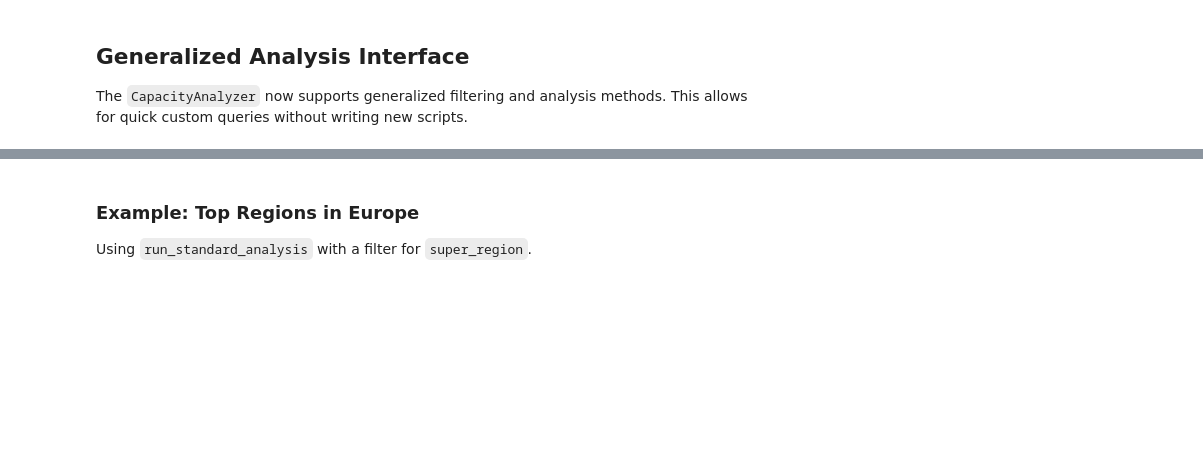
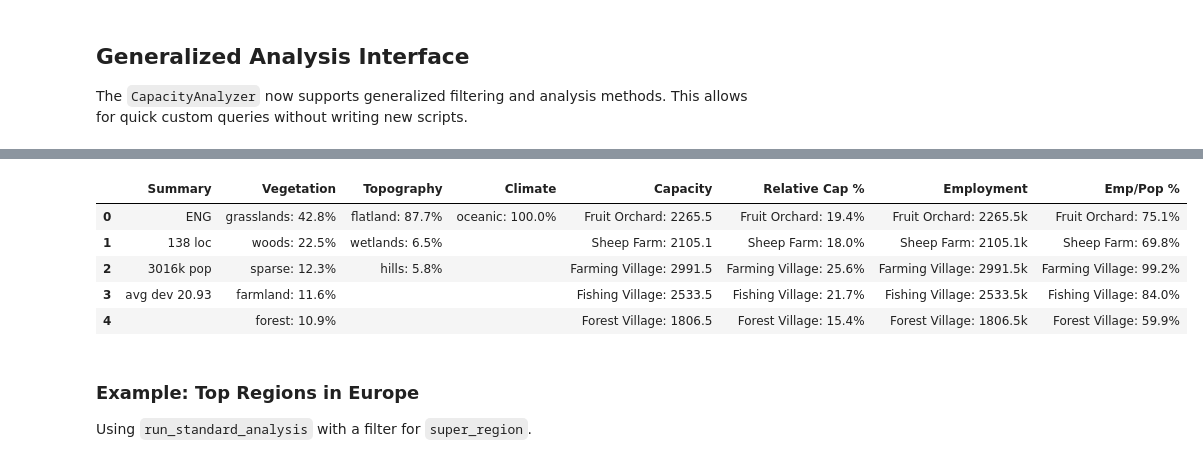
Before and after one commit to JanB1989/ProsperOrPerish, a Jupyter notebook: ProsperPerishCalcs/analysis/building_levels/notebooks/capacity_analysis.ipynb, the cells around one changed output, grey strips where cells are left out. Drawn from its saved outputs; the diff is of its cells as text; code cells hidden in the pictures; blank space fills up the shorter version.

```diff
--- a/ProsperPerishCalcs/analysis/building_levels/notebooks/capacity_analysis.ipynb
+++ b/ProsperPerishCalcs/analysis/building_levels/notebooks/capacity_analysis.ipynb
@@ -59,0 +42,3 @@ Locations loaded.
+# %%
+df_locations = analyzer.location_data.get_merged_df()
+print("Locations loaded.")
@@ -59,0 +51,79 @@ Locations loaded.
+# %%
+TAG = "ENG"  # Change to query any country (e.g. FRA, ENG, POL)
+
+country_locs = df_locations[df_locations["owner_tag"] == TAG].copy()
+country_locs = country_locs.dropna(subset=["climate", "topography", "vegetation"])
+if "rank" not in country_locs.columns:
+    country_locs["rank"] = "rural_settlement"
+
+n_loc = len(country_locs)
+if n_loc == 0:
+    print("No owned locations found. Check TAG.")
+else:
+    total_pop = country_locs["population"].sum()
+    avg_dev = country_locs["development"].mean().round(2)
+    df_cap = analyzer.calculate_capacities_for_locations(country_locs)
+    building_cols = ["Fruit Orchard", "Sheep Farm", "Farming Village", "Fishing Village", "Forest Village"]
+    cap_sum = df_cap.groupby("Building")["Total Bonus"].sum().reindex(building_cols)
+    total_cap = cap_sum.sum()
+    bd = analyzer.building_data.modded_df
+    building_keys = {"Fruit Orchard": "fruit_orchard", "Sheep Farm": "sheep_farms", "Farming Village": "farming_village", "Fishing Village": "fishing_village", "Forest Village": "forest_village"}
+    emp_vals = [bd.loc[building_keys[b], "employment_size_val"] if building_keys[b] in bd.index else 0 for b in building_cols]
+    employment = cap_sum * pd.Series(emp_vals, index=building_cols)
+    emp_ratio = (employment / total_pop * 100).round(2) if total_pop > 0 else pd.Series(float("nan"), index=building_cols)
+
+    # Build single aggregate row
+    row = {
+        "TAG": TAG,
+        "n_locations": n_loc,
+        "total_population_k": round(total_pop, 1),
+        "avg_development": avg_dev,
+    }
+    for b in building_cols:
+        c, e, r = cap_sum.get(b, 0), employment.get(b, 0), emp_ratio.get(b, float("nan"))
+        pct = (c / total_cap * 100) if total_cap > 0 else 0
+        short = b.replace(" ", "_").lower()
+        row[f"{short}_cap"] = round(c, 1)
+        row[f"{short}_pct"] = round(pct, 1)
+        row[f"{short}_emp_k"] = round(e, 1)
+        row[f"{short}_emp_pop_pct"] = r if pd.notna(r) else "-"
+    for col in ["climate", "topography", "vegetation"]:
+        if col not in country_locs.columns:
+            continue
+        vc = country_locs[col].value_counts(normalize=True) * 100
+        for val, pct in vc.items():
+            row[f"{col}_{val}_pct"] = round(pct, 1)
+
+    # Order columns: core, buildings (cap/pct/emp/emp_pop), geography
+    core = ["TAG", "n_locations", "total_population_k", "avg_development"]
+    building_cols_short = ["fruit_orchard", "sheep_farm", "farming_village", "fishing_village", "forest_village"]
+    building_cols_ordered = [f"{b}_{s}" for b in building_cols_short for s in ["cap", "pct", "emp_k", "emp_pop_pct"]]
+    geo_cols = [c for c in row if c not in core and c not in building_cols_ordered]
+    df_country = pd.DataFrame([row])[[c for c in core + building_cols_ordered + geo_cols if c in row]]
+    display(df_country)
+
+    # Compact view: fewer columns, stacked values, padded with empty where lengths differ
+    summary_list = [TAG, f"{n_loc} loc", f"{total_pop:.0f}k pop", f"avg dev {avg_dev}"]
+    veg_list = [f"{v}: {pct:.1f}%" for v, pct in country_locs["vegetation"].value_counts(normalize=True).mul(100).items()]
+    topo_list = [f"{v}: {pct:.1f}%" for v, pct in country_locs["topography"].value_counts(normalize=True).mul(100).items()]
+    climate_list = [f"{v}: {pct:.1f}%" for v, pct in country_locs["climate"].value_counts(normalize=True).mul(100).items()]
+    cap_list = [f"{b}: {cap_sum.get(b, 0):.1f}" for b in building_cols]
+    pct_list = [f"{b}: {(cap_sum.get(b,0)/total_cap*100):.1f}%" if total_cap > 0 else f"{b}: -" for b in building_cols]
+    emp_list = [f"{b}: {employment.get(b, 0):.1f}k" for b in building_cols]
+    emp_pop_list = [f"{b}: {emp_ratio.get(b):.1f}%" if pd.notna(emp_ratio.get(b)) else f"{b}: -" for b in building_cols]
+    n_rows = max(1, len(veg_list), len(topo_list), len(climate_list), len(cap_list))
+    def pad(lst, n):
+        return lst + [""] * (n - len(lst))
+    df_compact = pd.DataFrame({
+        "Summary": pad(summary_list, n_rows),
+        "Vegetation": pad(veg_list, n_rows),
+        "Topography": pad(topo_list, n_rows),
+        "Climate": pad(climate_list, n_rows),
+        "Capacity": pad(cap_list, n_rows),
+        "Relative Cap %": pad(pct_list, n_rows),
+        "Employment": pad(emp_list, n_rows),
+        "Emp/Pop %": pad(emp_pop_list, n_rows),
+    })
+    print("\nCompact view:")
+    display(df_compact)
+# %% [output]
@@ -60,3 +134,9 @@ Locations loaded.
+|  | Summary | Vegetation | Topography | Climate | Capacity | Relative Cap % | Employment | Emp/Pop % |
+| 0 | ENG | grasslands: 42.8% | flatland: 87.7% | oceanic: 100.0% | Fruit Orchard: 2265.5 | Fruit Orchard: 19.4% | Fruit Orchard: 2265.5k | Fruit Orchard: 75.1% |
+| 1 | 138 loc | woods: 22.5% | wetlands: 6.5% |  | Sheep Farm: 2105.1 | Sheep Farm: 18.0% | Sheep Farm: 2105.1k | Sheep Farm: 69.8% |
+| 2 | 3016k pop | sparse: 12.3% | hills: 5.8% |  | Farming Village: 2991.5 | Farming Village: 25.6% | Farming Village: 2991.5k | Farming Village: 99.2% |
+| 3 | avg dev 20.93 | farmland: 11.6% |  |  | Fishing Village: 2533.5 | Fishing Village: 21.7% | Fishing Village: 2533.5k | Fishing Village: 84.0% |
+| 4 |  | forest: 10.9% |  |  | Forest Village: 1806.5 | Forest Village: 15.4% | Forest Village: 1806.5k | Forest Village: 59.9% |
 # %% [markdown]
 ### Example: Top Regions in Europe
 
```
Also changed, not shown: parts of 6 cells of this notebook, 26 other files.
